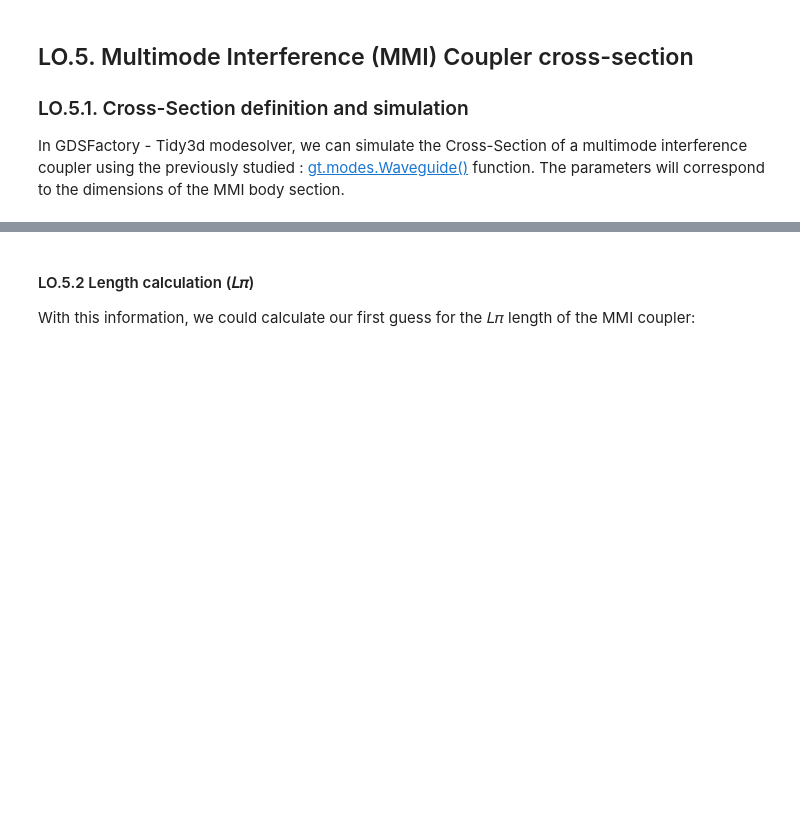
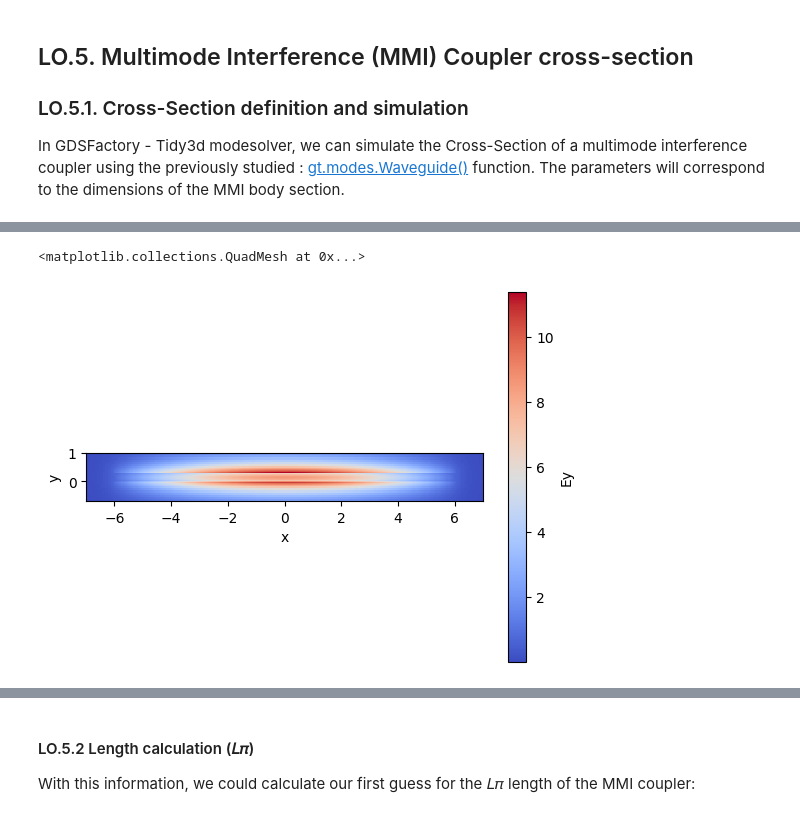
Before and after one commit to lorenagomezdiego/cifoin-lab2, a Jupyter notebook: COUPLERS_Student.ipynb, the cells around one changed output, grey strips where cells are left out. Drawn from its saved outputs; the diff is of its cells as text; code cells hidden in the pictures; blank space fills up the shorter version.

```diff
--- a/COUPLERS_Student.ipynb
+++ b/COUPLERS_Student.ipynb
@@ -318,11 +333,11 @@ mmi_body_waveguide = gt.modes.Waveguide(
     clad_material='sio2', # Surrounding material
     # Modesolver Parameters
     wavelength=lambda_c, # Wavelength to simulate
-    num_modes=20, # Targeted number of modes to find - Higher than before! It's a multimode section
+    num_modes=30, # Targeted number of modes to find - Higher than before! It's a multimode section
     max_grid_scaling=1.5, # Parameters of the grid
     grid_resolution=20, # Parameters of the grid
     cache_path='.cache/', # Important! In order to save simulation time, set your cache Path!
     precision='double',
 )
 
-mmi_body_waveguide.n_eff
+mmi_body_waveguide.n_eff.real
@@ -352,0 +401,10 @@ mmi_body_waveguide.plot_field(mode_index=7, # Mode to be plotted
+# %%
+mmi_body_waveguide.plot_field(mode_index=9, # Mode to be plotted
+                          field_name='Ey', # Field to be plotted
+                          value='real', # Real - abs - imag
+                          cmap='coolwarm', # Suggestions: Change the plot color
+                          xlim=(-7, 7), # Set the x and y limits
+                          ylim=(-0.7, 1)) #interesante ver el modo 9, TM0, modo fundamental. Ningún corte en el eje mayor.
+# %% [output]
+<matplotlib.collections.QuadMesh at 0x...>
+[figure, added]
```
Also changed, not shown: parts of 13 cells of this notebook.
